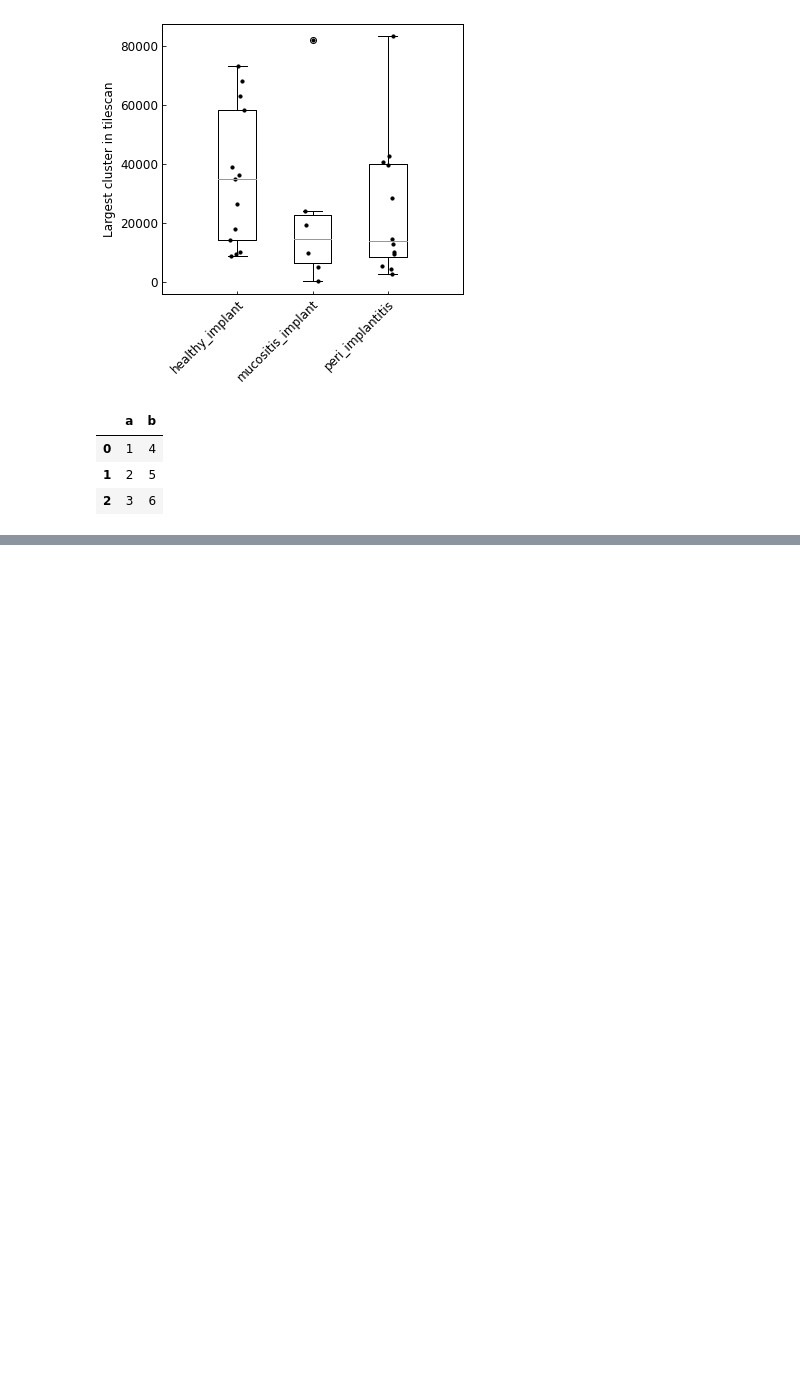
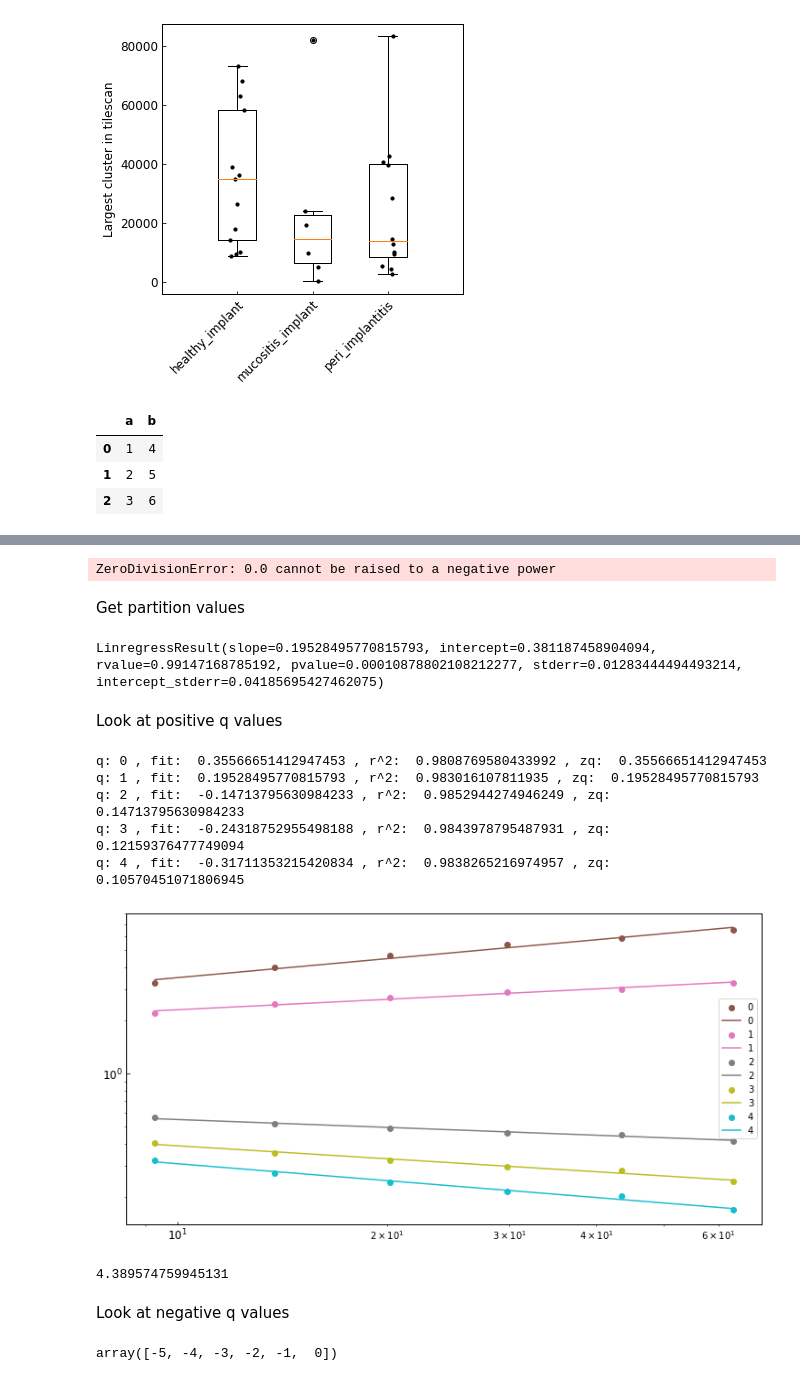
Before and after one commit to benjamingrodner/peri_implantitis_HiPRFISH_analysis, a Jupyter notebook: nb_spatial_stats.ipynb, the cells around one changed output, grey strips where cells are left out. Cells and saved outputs as stored; diff of their text form; code cells hidden in the pictures; blank space fills up the shorter version.

```diff
--- a/nb_spatial_stats.ipynb
+++ b/nb_spatial_stats.ipynb
@@ -2714,0 +3015,6 @@ a.append(pd.DataFrame({'a':[1,2,3], 'b':[4,5,6]}))
+# %%
+(0)**-1
+# %% [output]
+ZeroDivisionError: 0.0 cannot be raised to a negative power
+# %% [markdown]
+Get partition values
@@ -2714,0 +3074,51 @@ a.append(pd.DataFrame({'a':[1,2,3], 'b':[4,5,6]}))
+# %%
+lnc = dict_q_Xams[1]
+stats.linregress(lns, lnc)
+# %% [output]
+LinregressResult(slope=0.19528495770815793, intercept=0.381187458904094, rvalue=0.99147168785192, pvalue=0.00010878802108212277, stderr=0.01283444494493214, intercept_stderr=0.04185695427462075)
+# %% [markdown]
+Look at positive q values
+# %%
+zqs = []
+dict_q_col = dict(zip(qrange, plt.get_cmap('tab10').colors))
+fig, ax = ip.general_plot(dims=(10,5))
+for q in range(5):
+    # Get regression
+    Xams = dict_q_Xams[q]
+    lnc = np.log(Xams) if q != 1 else np.array(Xams)
+    lns = np.log(box_size)
+    slope, intercept, r_value, p_value, std_err = stats.linregress(lns, lnc)
+    zq = slope/(1-q) if q != 1 else slope
+    print('q:', q,', fit: ',slope, ', r^2: ', r_value**2, ', zq: ',zq)
+    zqs.append(zq)
+
+    Xams = np.exp(Xams) if q == 1 else Xams
+    col = dict_q_col[q]
+    ax.scatter(box_size, Xams, label=q, color=col)
+
+    x = np.array([min(box_size), max(box_size)])
+    y = math.exp(intercept) * x**slope
+    ax.plot(x, y, color=col, label=q)
+
+
+ax.set_xscale("log")
+ax.set_yscale("log")
+plt.legend()
+plt.show()
+plt.close()
+
+print(box_edge_um)
+# %% [output]
+q: 0 , fit:  0.35566651412947453 , r^2:  0.9808769580433992 , zq:  0.35566651412947453
+q: 1 , fit:  0.19528495770815793 , r^2:  0.983016107811935 , zq:  0.19528495770815793
+q: 2 , fit:  -0.14713795630984233 , r^2:  0.9852944274946249 , zq:  0.14713795630984233
+q: 3 , fit:  -0.24318752955498188 , r^2:  0.9843978795487931 , zq:  0.12159376477749094
+q: 4 , fit:  -0.31711353215420834 , r^2:  0.9838265216974957 , zq:  0.10570451071806945
+[figure, added]
+4.389574759945131
+# %% [markdown]
+Look at negative q values
+# %%
+np.arange(-5,1)
+# %% [output]
+array([-5, -4, -3, -2, -1,  0])
```
Also changed, not shown: parts of 42 cells of this notebook, 6 other files.
